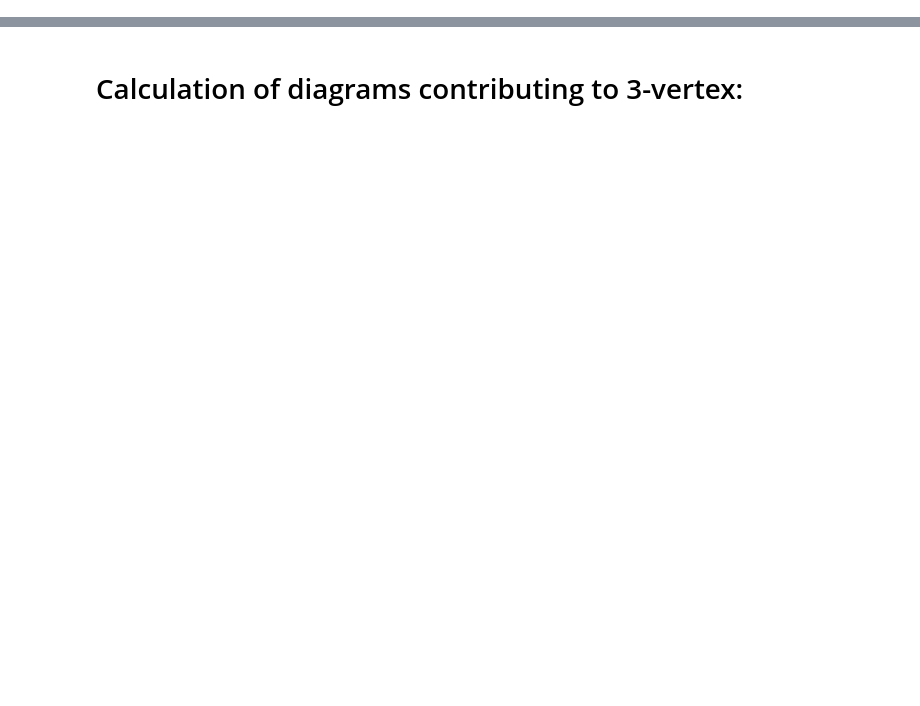
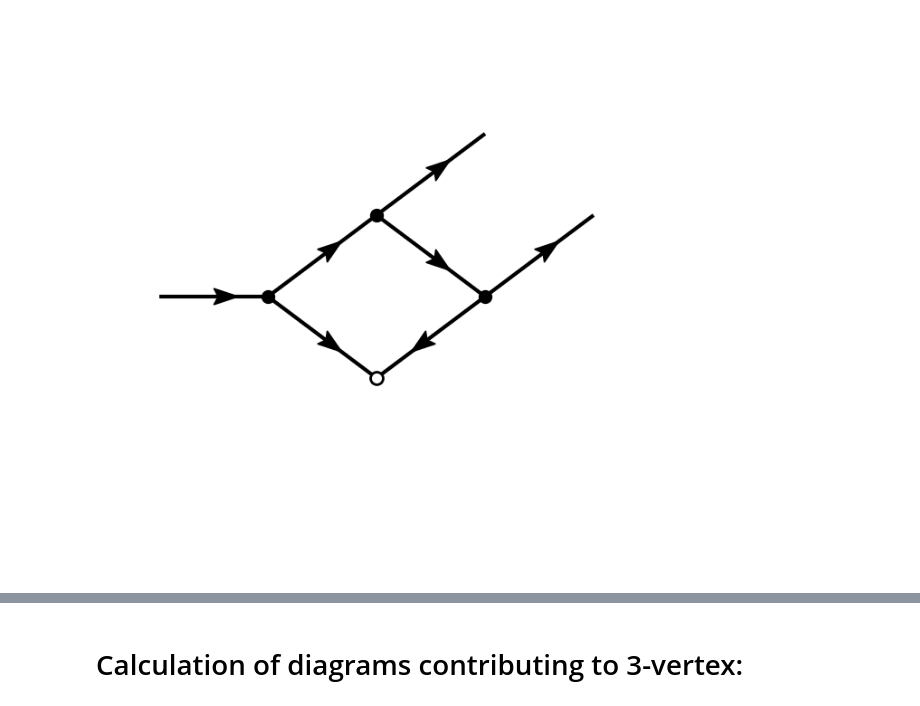
Before and after one commit to us-itp4/restflow, a Jupyter notebook: restflow/graph_test.ipynb, the cells around one changed output, grey strips where cells are left out. Drawn from its saved outputs; the diff is of its cells as text; code cells hidden in the pictures; blank space fills up the shorter version.

```diff
--- a/restflow/graph_test.ipynb
+++ b/restflow/graph_test.ipynb
@@ -86,20 +99,20 @@ display(pil_img)
 # %%
 #figure b
 v = [Vertex() for i in range(4)]
 v[0].link_vertex(v[1])
 v[0].link_vertex(v[2])
 v[2].link_vertex(v[3])
 v[3].link_vertex(v[1])
 v[2].add_outgoing()
 v[3].add_outgoing()
 
 g = Graph(v)
 g.plot_graph()
 g.latex_graph('graph_plot')
 
 I_array = integrals_symmet(v, q, [p,q-p], f, D, k, alpha, a, v2, v3)
-display(I_array[0])
-display(I_array[1])
 
 Ib = solve_integrals_symmet(I_array, k, [q, p], d, n=3)
 display(simplify(Ib))
+# %% [output]
+[figure, added]
```
Also changed, not shown: parts of 18 cells of this notebook, 2 other files.
